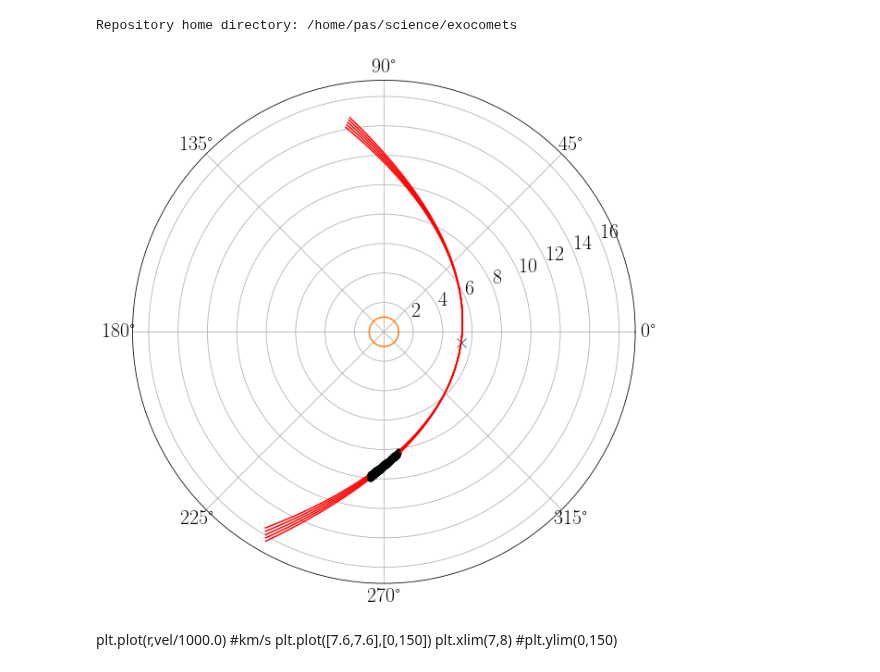
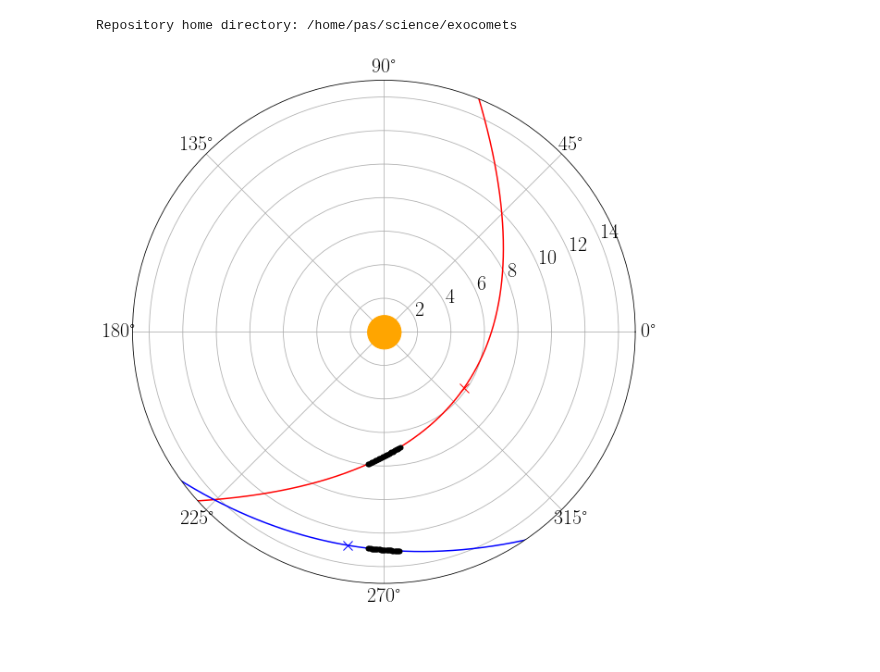
Before and after one commit to bdrdavies/exocomets, a Jupyter notebook: notebooks/orbit_visualisation.ipynb, the cells around one changed output. Drawn from its saved outputs; the diff is of its cells as text; code cells hidden in the pictures; blank space fills up the shorter version.

```diff
--- a/notebooks/orbit_visualisation.ipynb
+++ b/notebooks/orbit_visualisation.ipynb
@@ -154,39 +154,50 @@ def convmf_array(m_in, e_in):
 # %%
 # Setting the parameters for the plots
 plotting_params = {'backend': 'wxAgg',
                    'font.family': 'serif',
                    'font.size': 22,
                    'lines.markersize' : 10,
                    'axes.labelsize': 22,
                    'legend.fontsize': 22,
                    'xtick.labelsize': 22,
                    'ytick.labelsize': 22,
                    'text.usetex': True}
 
 plt.rcParams.update(plotting_params)
 
 # some tests that things make sense, we are looking up from -Y here
-nu = 1.43032181#np.pi/4.#1.00
-q = 5.3 # Pericenter distance in stellar radii
+nu = 0.96
+q = 5.84 # Pericenter distance in stellar radii
 
 fig = plt.figure(figsize=(16.0,10.0))
 ax = plt.subplot(projection='polar')
-ax.plot(-(np.pi/2-nu), q, 'x')
-ax.plot(np.linspace(0,2*np.pi,100),np.ones(100))
+ax.plot(-(np.pi/2-nu), q, 'xr')
+#ax.plot(np.linspace(0,2*np.pi,100),np.ones(100),color="orange")
+plt.fill_between(np.linspace(0,2*np.pi,100), 0, np.ones(100),color="orange",zorder=3)
+
 
 ecc = np.arange(0.9,1.0,0.02)
 
-for i in range(len(ecc)):
-    in_tr, vel, dt, f, r, x, bigy, acc = orbit_rv(nu, q, 25, np.arange(10,60,0.1), e=ecc[i], testing=True)
-    ax.plot(f-(np.pi/2-nu), r,color='r')
-    if np.sum(in_tr) > 0:
-        ax.plot(f[in_tr]-(np.pi/2-nu), r[in_tr], '.k')
+in_tr, vel, dt, f, r, x, bigy, acc = orbit_rv(nu, q, 25, np.arange(1,60,0.1), e=1.0, testing=True)
+ax.plot(f-(np.pi/2-nu), r,color='r')
+if np.sum(in_tr) > 0:
+    ax.plot(f[in_tr]-(np.pi/2-nu), r[in_tr], '.k')
 
-plt.savefig(home+'/plots/orbits/2017-11-26.pdf', bbox_inches='tight', pad_inches=0.1,dpi=300)
+nu = -0.17
+q = 12.91 # Pericenter distance in stellar radii
+
+ax.plot(-(np.pi/2-nu), q, 'xb')
+
+in_tr, vel, dt, f, r, x, bigy, acc = orbit_rv(nu, q, 25, np.arange(-20,60,0.1), e=1.0, testing=True)
+ax.plot(f-(np.pi/2-nu), r,color='b')
+if np.sum(in_tr) > 0:
+    ax.plot(f[in_tr]-(np.pi/2-nu), r[in_tr], '.k')
+#for i in range(len(ecc)):
+#    in_tr, vel, dt, f, r, x, bigy, acc = orbit_rv(nu, q, 25, np.arange(10,60,0.1), e=ecc[i], testing=True)
+#    ax.plot(f-(np.pi/2-nu), r,color='r')
+#    if np.sum(in_tr) > 0:
+#        ax.plot(f[in_tr]-(np.pi/2-nu), r[in_tr], '.k')
+ax.set_ylim([0,15])
+plt.savefig(home+'/plots/orbits/2017-03-17.pdf', bbox_inches='tight', pad_inches=0.1,dpi=300)
 # %% [output]
-[figure, old version]
+[figure, new version]
-# %% [markdown]
-plt.plot(r,vel/1000.0) #km/s
-plt.plot([7.6,7.6],[0,150])
-plt.xlim(7,8)
-#plt.ylim(0,150)
```
Also changed, not shown: parts of 2 cells of this notebook, 7 other files.
